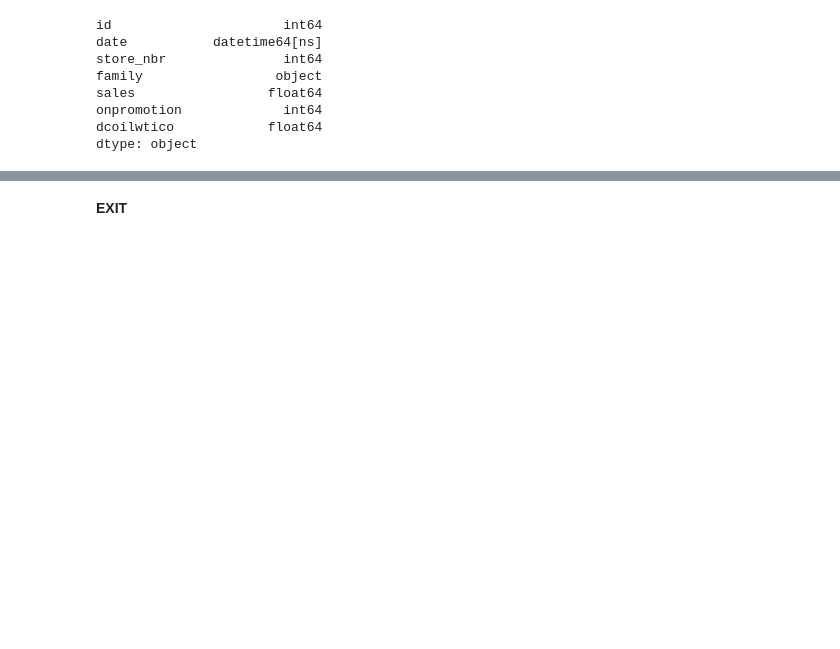
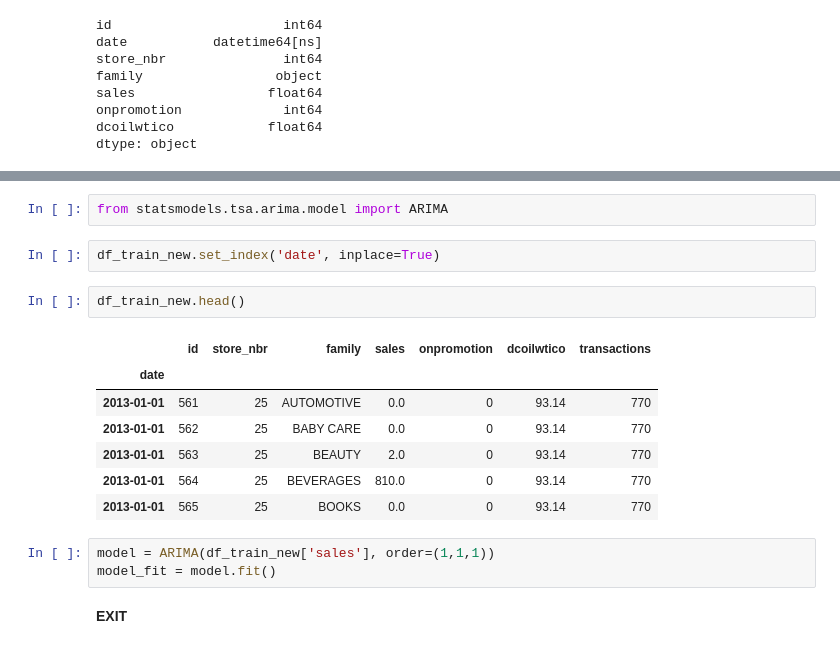
Before and after one commit to Divgithub045/mlProject-salesPredictor, a Jupyter notebook: model.ipynb, the cells around one changed output, grey strips where cells are left out. Cells and saved outputs as stored; diff of their text form; blank space fills up the shorter version.

```diff
--- a/model.ipynb
+++ b/model.ipynb
@@ -282,2 +378,19 @@ MemoryError: Unable to allocate 34.6 GiB for an array with shape (4639595136,) a
+# %%
+from statsmodels.tsa.arima.model import ARIMA
+# %%
+df_train_new.set_index('date', inplace=True)
+# %%
+df_train_new.head()
+# %% [output]
+|  | id | store_nbr | family | sales | onpromotion | dcoilwtico | transactions |
+| date |  |  |  |  |  |  |  |
+| 2013-01-01 | 561 | 25 | AUTOMOTIVE | 0.0 | 0 | 93.14 | 770 |
+| 2013-01-01 | 562 | 25 | BABY CARE | 0.0 | 0 | 93.14 | 770 |
+| 2013-01-01 | 563 | 25 | BEAUTY | 2.0 | 0 | 93.14 | 770 |
+| 2013-01-01 | 564 | 25 | BEVERAGES | 810.0 | 0 | 93.14 | 770 |
+| 2013-01-01 | 565 | 25 | BOOKS | 0.0 | 0 | 93.14 | 770 |
+# %%
+model = ARIMA(df_train_new['sales'], order=(1,1,1))
+model_fit = model.fit()
 # %% [markdown]
 __EXIT__
```
Also changed, not shown: parts of 18 cells of this notebook.
